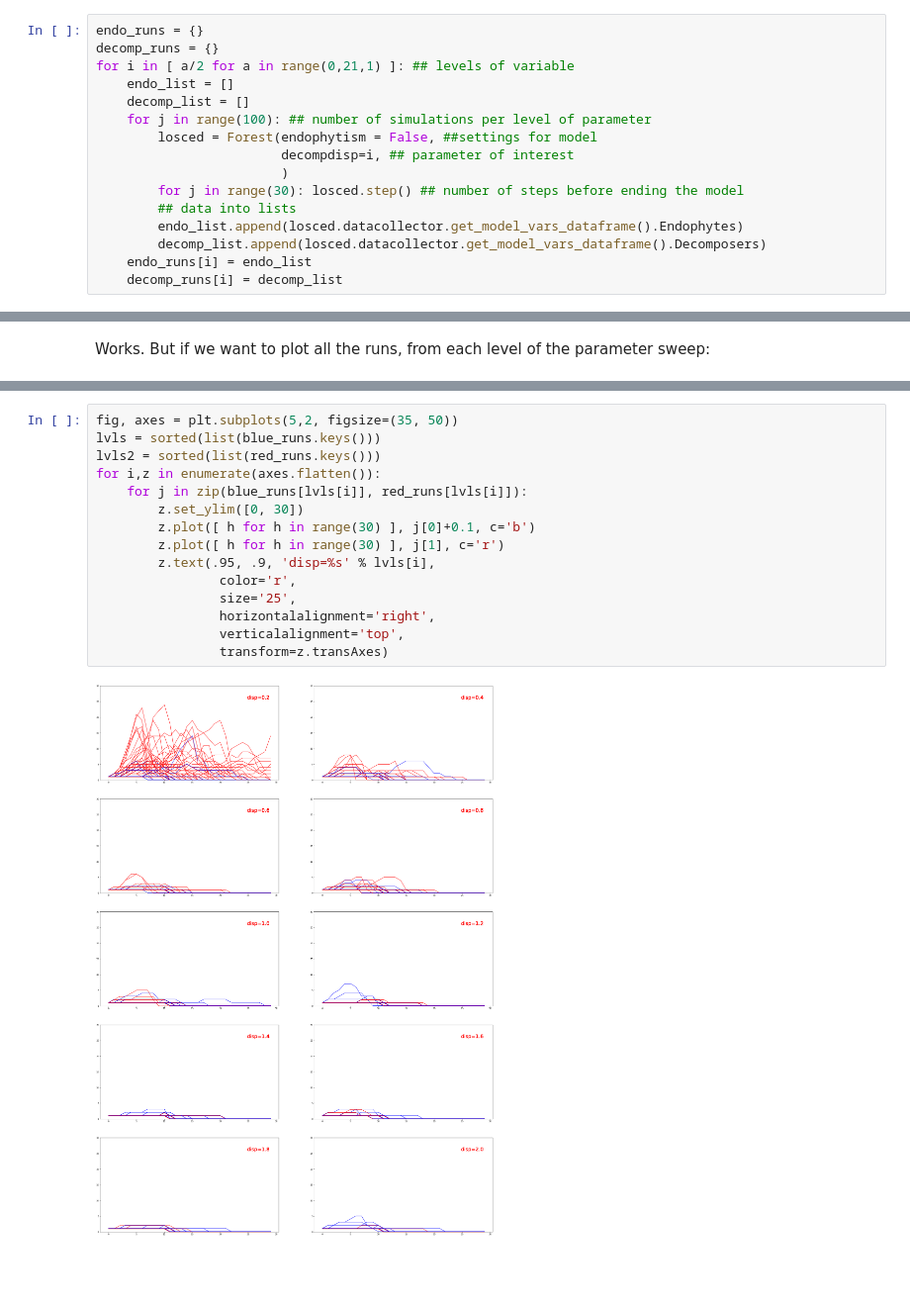
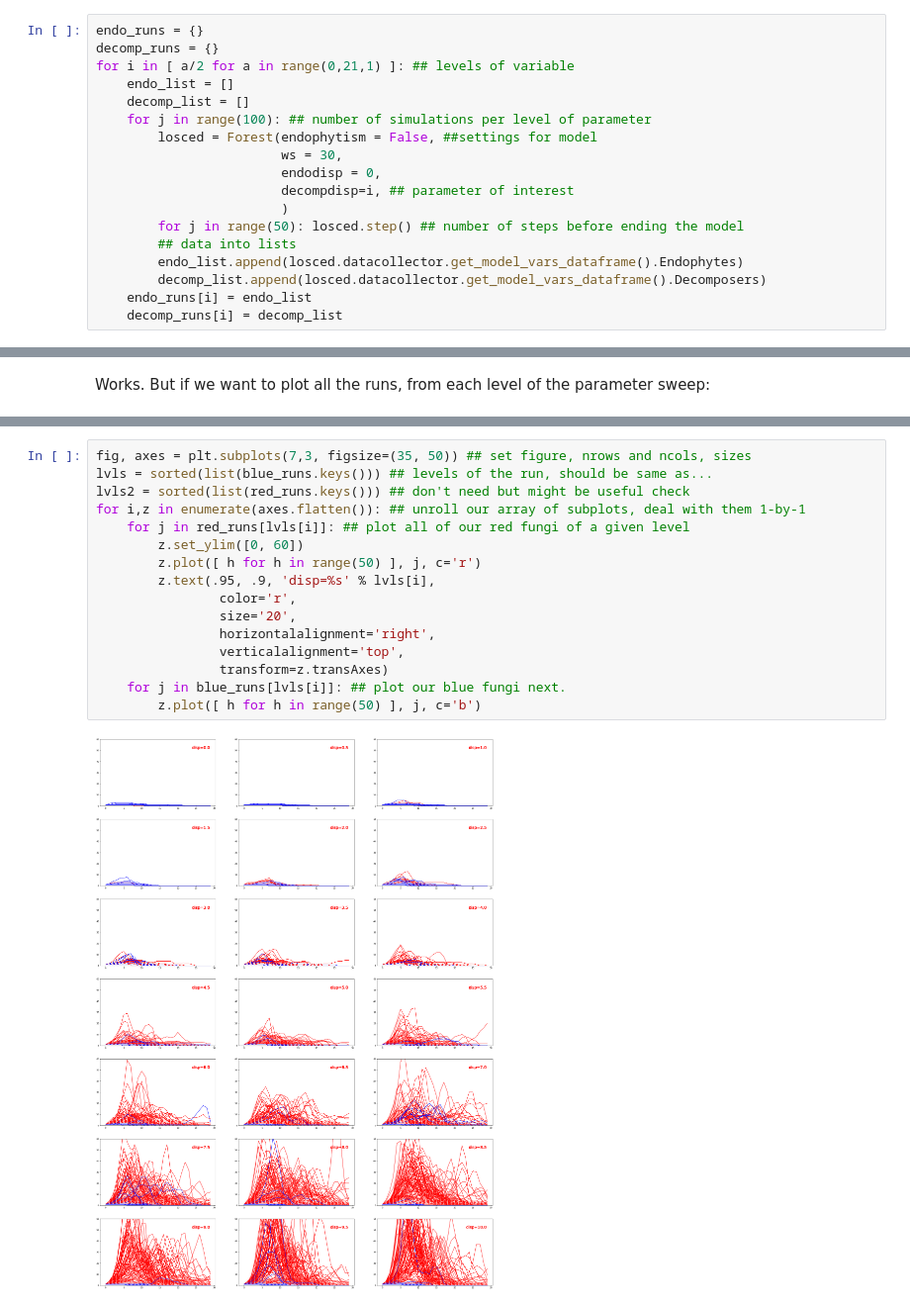
Before and after one commit to danchurch/FA_ABM, a Jupyter notebook: parameter_sweeps.ipynb, the cells around one changed output, grey strips where cells are left out. Shown at 99% size. Cells and saved outputs as stored; diff of their text form; blank space fills up the shorter version.

```diff
--- a/parameter_sweeps.ipynb
+++ b/parameter_sweeps.ipynb
@@ -22,9 +36,11 @@ for i in [ a/2 for a in range(0,21,1) ]: ## levels of variable
     decomp_list = []
     for j in range(100): ## number of simulations per level of parameter
         losced = Forest(endophytism = False, ##settings for model
+                        ws = 30,
+                        endodisp = 0,
                         decompdisp=i, ## parameter of interest
                         )
-        for j in range(30): losced.step() ## number of steps before ending the model
+        for j in range(50): losced.step() ## number of steps before ending the model
         ## data into lists
         endo_list.append(losced.datacollector.get_model_vars_dataframe().Endophytes)
         decomp_list.append(losced.datacollector.get_model_vars_dataframe().Decomposers)
@@ -58,17 +70,18 @@ Well, needs some work. back in a bit.
 # %%
-fig, axes = plt.subplots(5,2, figsize=(35, 50))
-lvls = sorted(list(blue_runs.keys()))
-lvls2 = sorted(list(red_runs.keys()))
-for i,z in enumerate(axes.flatten()):
-    for j in zip(blue_runs[lvls[i]], red_runs[lvls[i]]):
-        z.set_ylim([0, 30])
-        z.plot([ h for h in range(30) ], j[0]+0.1, c='b')
-        z.plot([ h for h in range(30) ], j[1], c='r')
+fig, axes = plt.subplots(7,3, figsize=(35, 50)) ## set figure, nrows and ncols, sizes
+lvls = sorted(list(blue_runs.keys())) ## levels of the run, should be same as...
+lvls2 = sorted(list(red_runs.keys())) ## don't need but might be useful check
+for i,z in enumerate(axes.flatten()): ## unroll our array of subplots, deal with them 1-by-1
+    for j in red_runs[lvls[i]]: ## plot all of our red fungi of a given level
+        z.set_ylim([0, 60])
+        z.plot([ h for h in range(50) ], j, c='r')
         z.text(.95, .9, 'disp=%s' % lvls[i],
                 color='r',
-                size='25',
+                size='20',
                 horizontalalignment='right',
                 verticalalignment='top',
                 transform=z.transAxes)
+    for j in blue_runs[lvls[i]]: ## plot our blue fungi next.
+        z.plot([ h for h in range(50) ], j, c='b')
 # %% [output]
-[figure, old version]
+[figure, new version]
```
Also changed, not shown: parts of 13 cells of this notebook, 2 other files.
